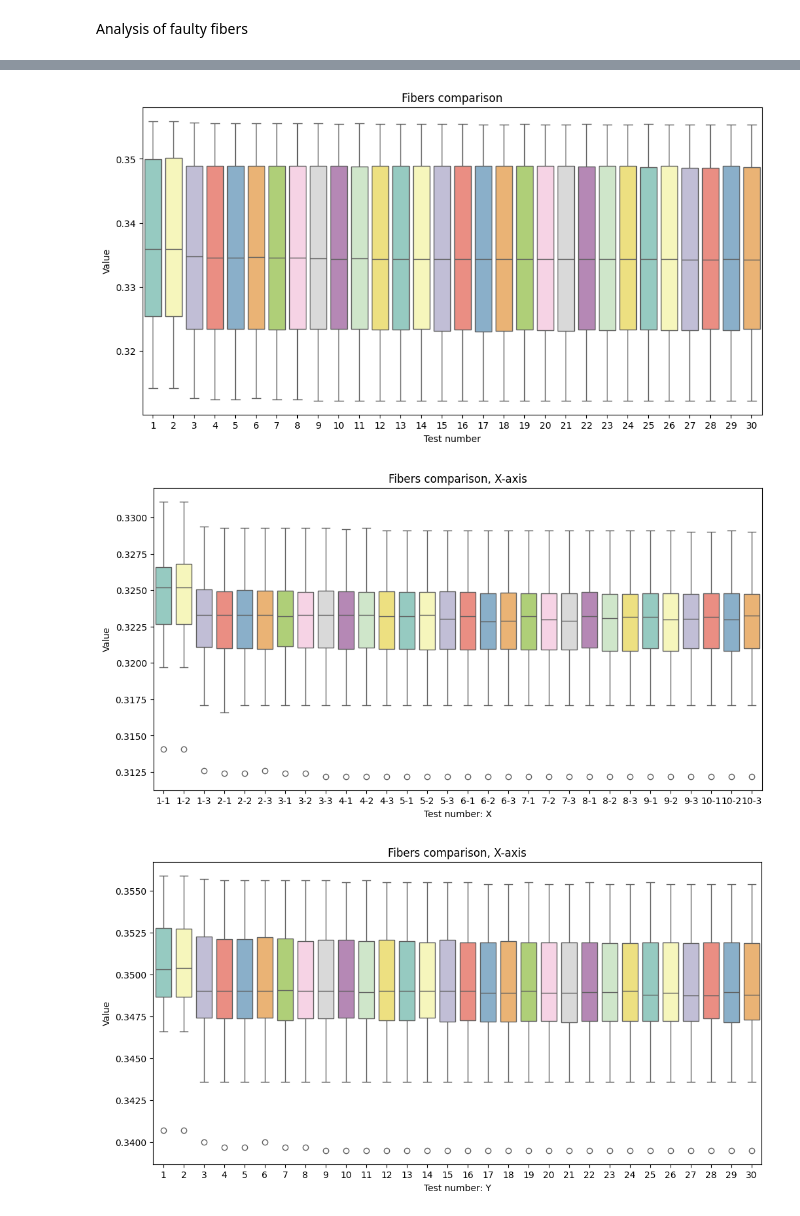
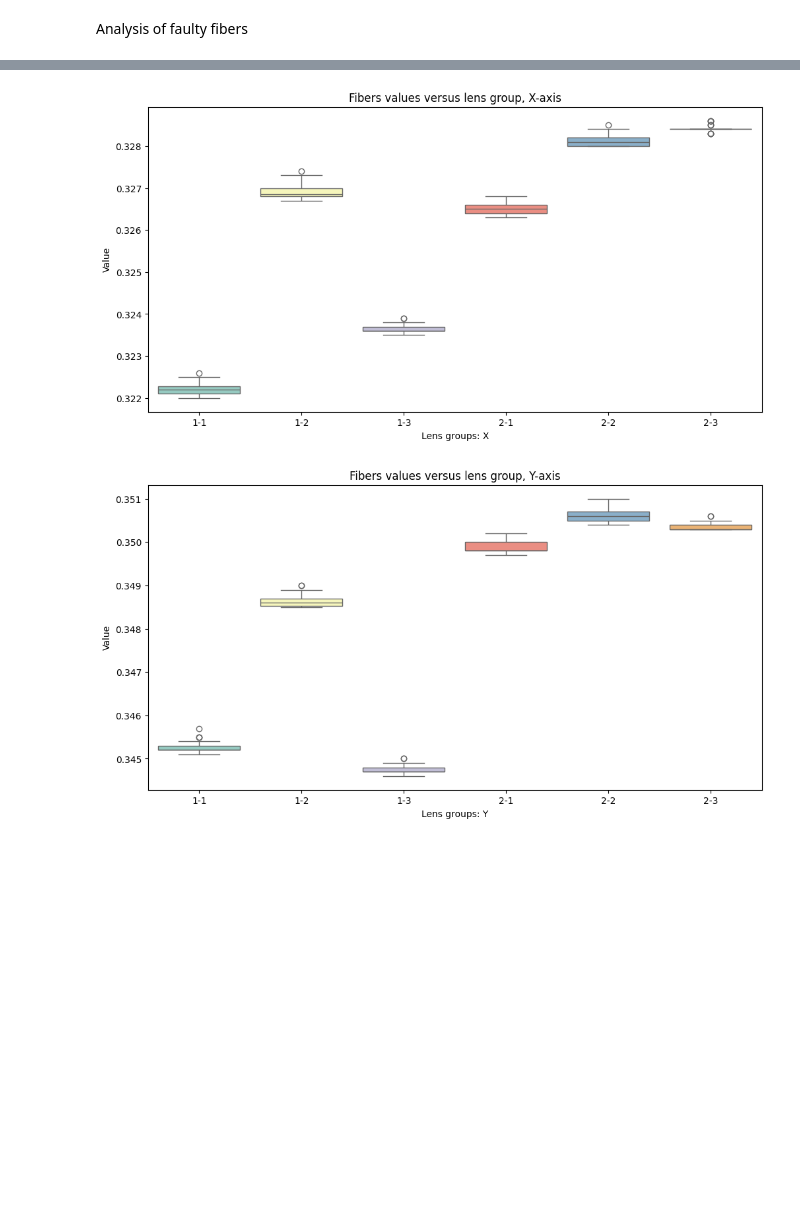
Before and after one commit to LucianoGP95/Python_Eiit_RyR, a Jupyter notebook: a2_Analyser/notebooks/a1_EDA.ipynb, the cells around one changed output, grey strips where cells are left out. Drawn from its saved outputs; the diff is of its cells as text; code cells hidden in the pictures; blank space fills up the shorter version.

```diff
--- a/a2_Analyser/notebooks/a1_EDA.ipynb
+++ b/a2_Analyser/notebooks/a1_EDA.ipynb
@@ -210,9 +208,6 @@ HBox(children=(Text(value='Guia_Luz_Blanco_FB1_X', description='Fiber label:', p
 # %%
-#Subgroups visualizations
-plot_boxplot(MEAS_format, title="Fibers comparison", xlabel="Test number", ylabel="Value", filter=None)
-plot_boxplot(MEAS_format, title="Fibers comparison, X-axis", xlabel="Test number: ", ylabel="Value", filter="X", lenses_per_nest=int(FIXTURE_DATA.loc["Lenses per nest", "Tooling data"]))
-plot_boxplot(MEAS_format, title="Fibers comparison, X-axis", xlabel="Test number: ", ylabel="Value", filter="Y")
+fig = plot_boxplot(MEAS_format.transpose(), title="Fibers values versus lens group, X-axis", xlabel="Lens groups: ", ylabel="Value", filter="X", lenses_per_nest=int(FIXTURE_DATA.loc["Lenses per nest", "Tooling data"]))
+fig = plot_boxplot(MEAS_format.transpose(), title="Fibers values versus lens group, Y-axis", xlabel="Lens groups: ", ylabel="Value", filter="Y", lenses_per_nest=int(FIXTURE_DATA.loc["Lenses per nest", "Tooling data"]))
 # %% [output]
-[figure, old version]
+[figure, new version]
-[figure, old version]
+[figure, new version]
-[figure, removed]
```
Also changed, not shown: parts of 13 cells of this notebook, 8 other files.
